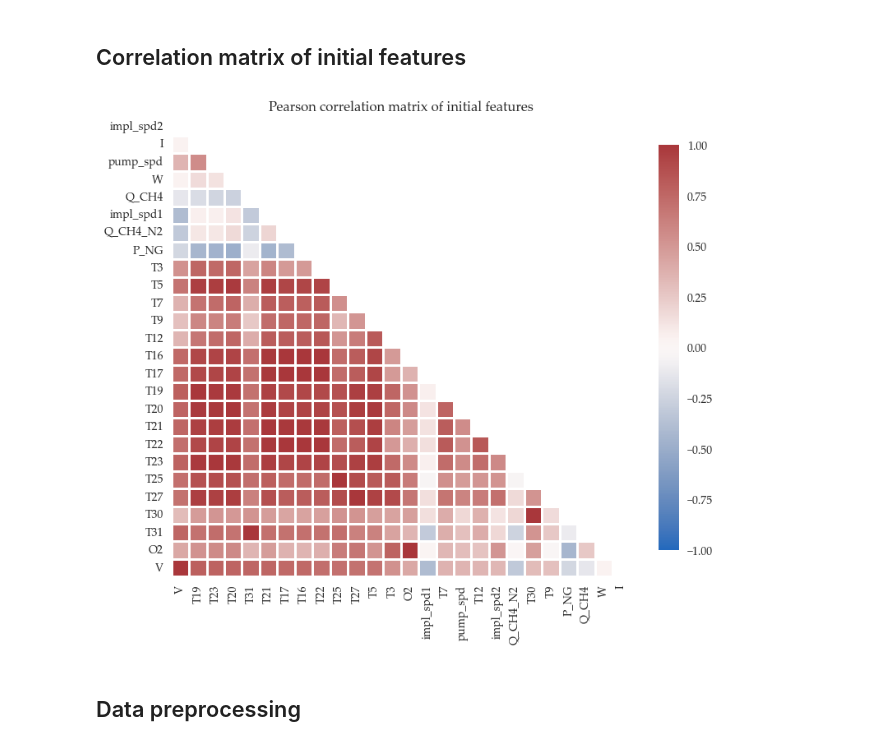
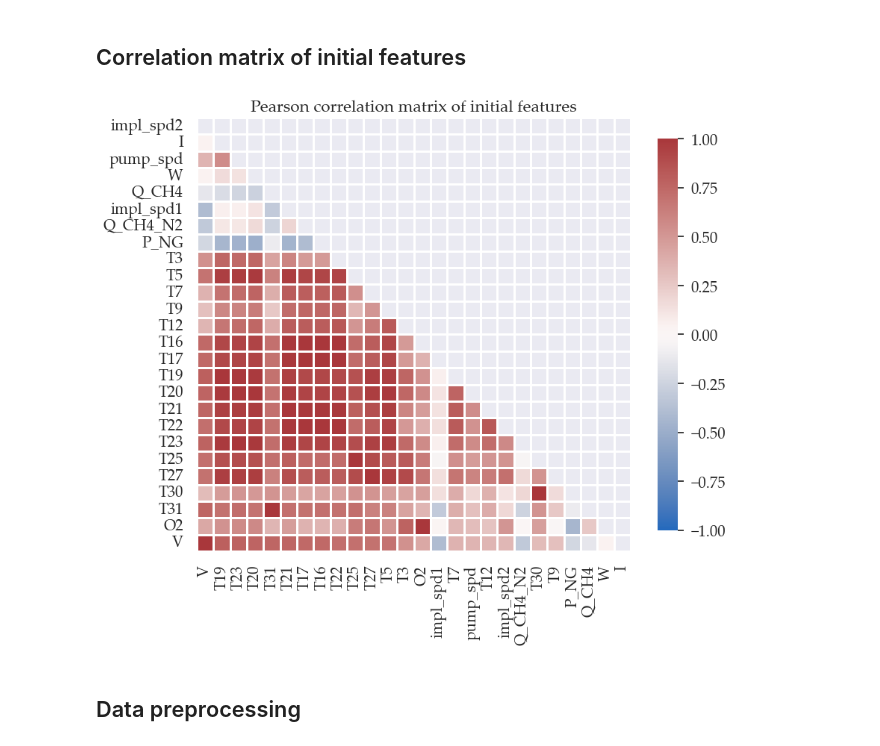
Before and after one commit to caapel/SOFC, a Jupyter notebook: SOFC_analisys.ipynb, the cells around one changed output. Drawn from its saved outputs; the diff is of its cells as text; code cells hidden in the pictures.

```diff
--- a/SOFC_analisys.ipynb
+++ b/SOFC_analisys.ipynb
@@ -64,7 +64,7 @@ XGBoost: v 2.1.2
 # %% [markdown]
 ## Data collection
 # %%
-df = pd.read_csv('数据时间导出.csv')  # 47 features
+df = pd.read_csv('DataTime_export.csv')  # 47 features
 df = df.rename(columns={'VD0000':'impl_spd2',  # Main fan speed [rps]
                         'VD0008':'pump_spd',  # Peristaltic pump rotation speed [rps]
                         'VD0012':'I',  # Current [A]
@@ -155,32 +155,37 @@ None
 # %%
 df_corr = df.corr('pearson')
 
 # Let's sort column V by correlation strength (absolute value)
 df_corr.sort_values(by='V', axis='columns', ascending=False, inplace=True, key=lambda col: abs(col))
+
+# increase font size
+sns.set(font_scale=1.35)
+plt.rcParams['font.family'] = 'Palatino Linotype'
 
 # Generate a mask for the upper triangle
 mask = np.triu(np.ones_like(df_corr, dtype=bool))
 
 # Set up the matplotlib figure
 fig, ax = plt.subplots(figsize=(9, 8))
 
 # Draw the heatmap with the mask and correct aspect ratio
 sns.heatmap(df_corr,
             #annot=True,
             mask=mask,
             cmap=sns.color_palette("vlag", as_cmap=True),
             fmt=".3f",
             vmax=1.0,
             vmin=-1.0,
             center=0,
             square=True,
             linewidths=1,
             cbar_kws={"shrink": .8}).set(title='Pearson correlation matrix of initial features')
 
+plt.tight_layout()
 plt.savefig('pictures/full_corr_matrix.png', dpi = 300, transparent = True)
 #df_corr.style.background_gradient(cmap=sns.color_palette("vlag", as_cmap=True), vmin = -1, vmax=1)  # output table-factor
 # %% [output]
-[figure, old version]
+[figure, new version]
 # %% [markdown]
 ## Data preprocessing
 # %%
```
Also changed, not shown: parts of 9 cells of this notebook, 2 other files.
